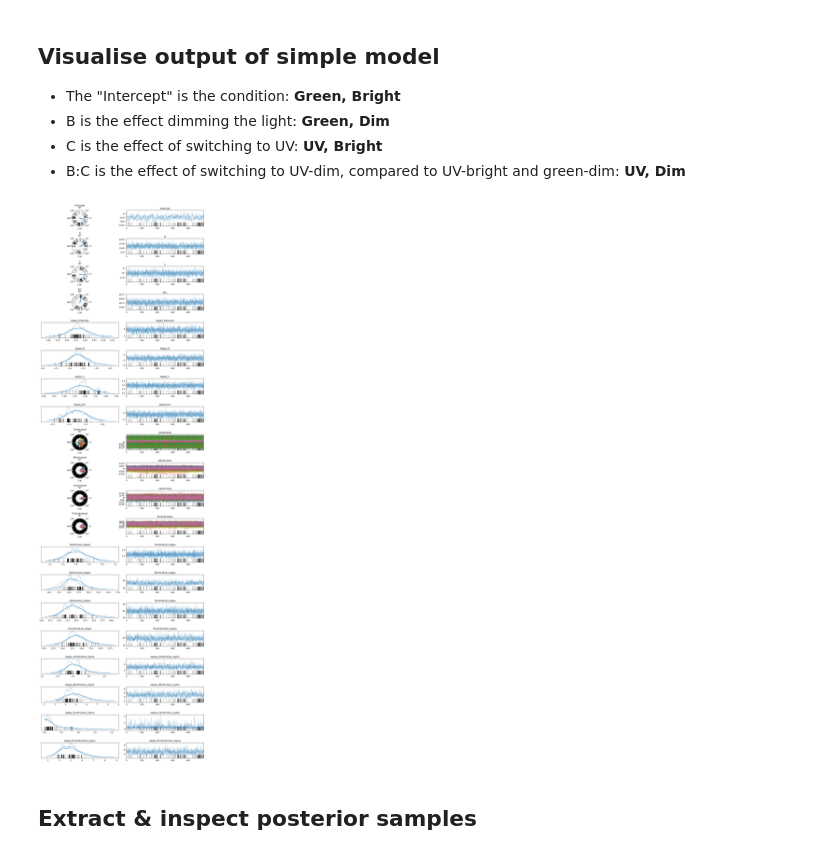
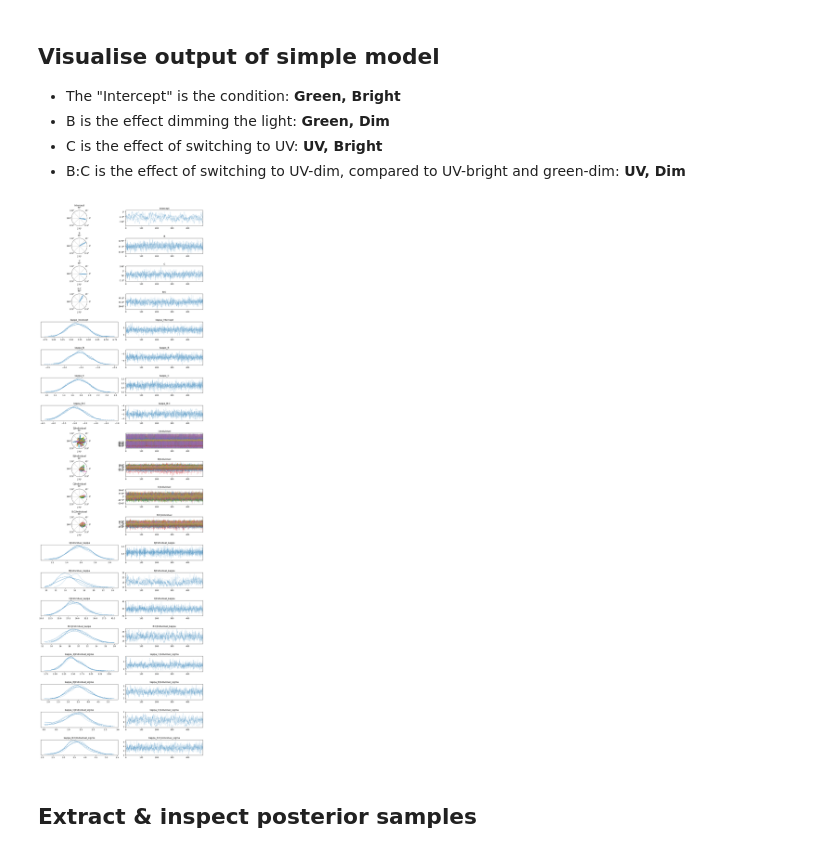
Before and after one commit to Foztarz/GUVdances, a Jupyter notebook: GUV_unwrap.ipynb, the cells around one changed output. Saved outputs shown, nothing was run; the diff lists cells and outputs as text; code cells hidden in the pictures.

```diff
--- a/GUV_unwrap.ipynb
+++ b/GUV_unwrap.ipynb
@@ -284,7 +284,7 @@ formula = bmb.Formula(
 # Specify priors for the model with capitalized keys and updated variable names.
 priors = {
     # Fixed effects for μ:
-    "Intercept": bmb.Prior("Normal", mu=0, sigma=np.pi/6), # Works
+    "Intercept": bmb.Prior("Normal", mu=0, sigma=np.pi/6), # Works- but Rhat too high
     "B": bmb.Prior("Normal", mu=0, sigma=np.pi/12), # Works
     "C": bmb.Prior("Normal", mu=0, sigma=np.pi/12), # Works
     "B:C": bmb.Prior("Normal", mu=0, sigma=np.pi/12), # Works
@@ -297,13 +297,13 @@ priors = {
         "VonMises", mu=0, kappa=bmb.Prior("LogNormal", mu=np.log(30), sigma=0.60) # Informative prior, individuals close to pop mean circsd ~10° # do not change!
     ),
     "B|Individual": bmb.Prior(
-        "VonMises", mu=0, kappa=bmb.Prior("LogNormal", mu=np.log(30), sigma=0.10) # Informative prior but long tails, individuals respond to brightness in the same way
+        "VonMises", mu=0, kappa=bmb.Prior("LogNormal", mu=np.log(30), sigma=0.10) # Rhat too high, could be lower mean?
     ),
     "C|Individual": bmb.Prior(
         "VonMises", mu=0, kappa=bmb.Prior("LogNormal", mu=np.log(30), sigma=0.10) # Informative prior but long tails, individuals respond to colour in the same way # try tightening
     ),
     "B:C|Individual": bmb.Prior(
-        "VonMises", mu=0, kappa=bmb.Prior("LogNormal", mu=np.log(30), sigma=0.10) # Informative prior but long tails, individuals respond to colour in the same way # try tightening
+        "VonMises", mu=0, kappa=bmb.Prior("LogNormal", mu=np.log(30), sigma=0.10) # Rhat good, but could be lower mean?
     ),#this works
         # "B:C|Individual": bmb.Prior(
         #     "VonMises", mu=0, kappa=bmb.Prior("LogNormal", mu=np.log(30), sigma=0.10) # Informative prior but long tails, individuals respond to colour in the same way # try tightening
@@ -361,11 +361,11 @@ model = bmb.Model(
 print(model)
 
 # Fit the model.
-idata = model.fit(draws=1000,
-                  tune = 1000,
+idata = model.fit(draws= 500,
+                  tune = 500,
                   progressbar="split+stats",
                   idata_kwargs={"log_likelihood": True},
-                  target_accept= 0.90  # Needs sampling with small steps or generates some divergences
+                  target_accept= 0.95  # Needs sampling with small steps or generates some divergences 0.95 works
         ) # be prepared for this to take 90 minutes with high adapt delta
 # %% [output]
        Formula: angle ~ B + C + B:C + (1 + B + C + B:C |Individual)
@@ -459,7 +465,7 @@ vars=[
         "Intercept",
         "B",
         "C",
-        # "B:C",
+        "B:C",
         "kappa_Intercept",
         "kappa_B",
         "kappa_C",
@@ -470,35 +476,39 @@ vars=[
         "B:C|Individual",
         "1|Individual_kappa",
         "B|Individual_kappa",
         "C|Individual_kappa",
         "B:C|Individual_kappa",
         "kappa_1|Individual_sigma",
         "kappa_B|Individual_sigma",
         "kappa_C|Individual_sigma",
         "kappa_B:C|Individual_sigma",
+        "kappa_1|Individual",
+        "kappa_B|Individual",
+        "kappa_C|Individual",
+        "kappa_B:C|Individual",
        ]
 cvars = ["Intercept",
         "B",
         "C",
-        # "B:C",
+        "B:C",
         "1|Individual",
         "B|Individual",
         "C|Individual",
         "B:C|Individual",
         ]
 #transform the circular data for interpretability
 idata_trans = idata.copy() # set up a variable for transformed data
 for cvar in cvars:
     idata_trans.posterior[cvar] = -180*idata_trans.posterior[cvar]/np.pi # convert each to degrees that will plot clockwise
 
 az.plot_trace(idata_trans,
               var_names= vars,
               circ_var_names=cvars,
               circ_var_units='degrees') #now in degrees and going clockwise, but axis labels are anticlock and start at right
 plt.tight_layout()
 plt.show()#without divergences takes about 30s
 # %% [output]
-[figure, old version]
+[figure, new version]
 # %% [markdown]
 ## Extract & inspect posterior samples
 # %%
```
Also changed, not shown: parts of 4 cells of this notebook.
